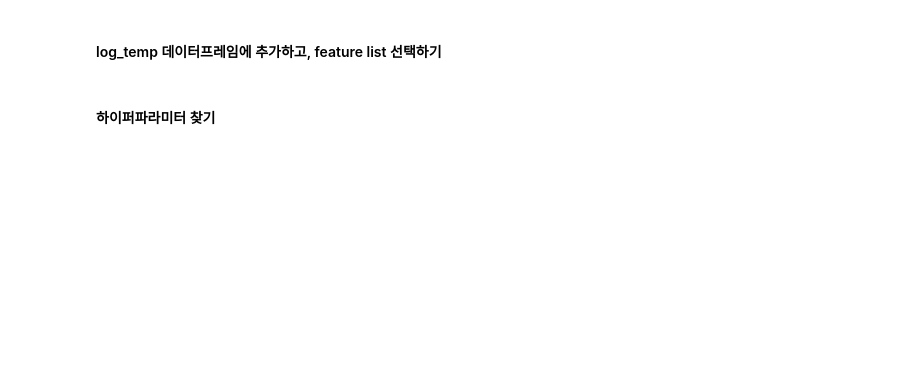
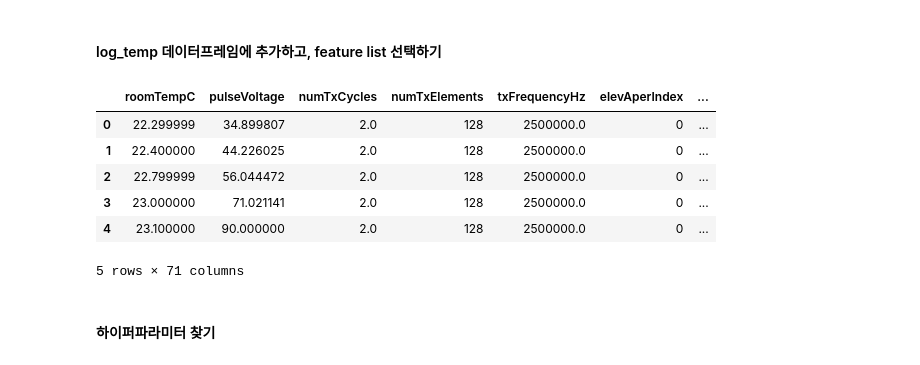
Before and after one commit to Hot-KimChi/Temperature_Modeling_Check, a Jupyter notebook: Temperature measurement_by measSet.ipynb, the cells around one changed output. Drawn from its saved outputs; the diff is of its cells as text; code cells hidden in the pictures; blank space fills up the shorter version.

```diff
--- a/Temperature measurement_by measSet.ipynb
+++ b/Temperature measurement_by measSet.ipynb
@@ -1117,0 +1200,10 @@ target = AOP_data['log_temp'].to_numpy()
+# %%
+AOP_data.head()
+# %% [output]
+|  | roomTempC | pulseVoltage | numTxCycles | numTxElements | txFrequencyHz | elevAperIndex | ... |
+| 0 | 22.299999 | 34.899807 | 2.0 | 128 | 2500000.0 | 0 | ... |
+| 1 | 22.400000 | 44.226025 | 2.0 | 128 | 2500000.0 | 0 | ... |
+| 2 | 22.799999 | 56.044472 | 2.0 | 128 | 2500000.0 | 0 | ... |
+| 3 | 23.000000 | 71.021141 | 2.0 | 128 | 2500000.0 | 0 | ... |
+| 4 | 23.100000 | 90.000000 | 2.0 | 128 | 2500000.0 | 0 | ... |
+5 rows × 71 columns
```
Also changed, not shown: parts of 36 cells of this notebook.
